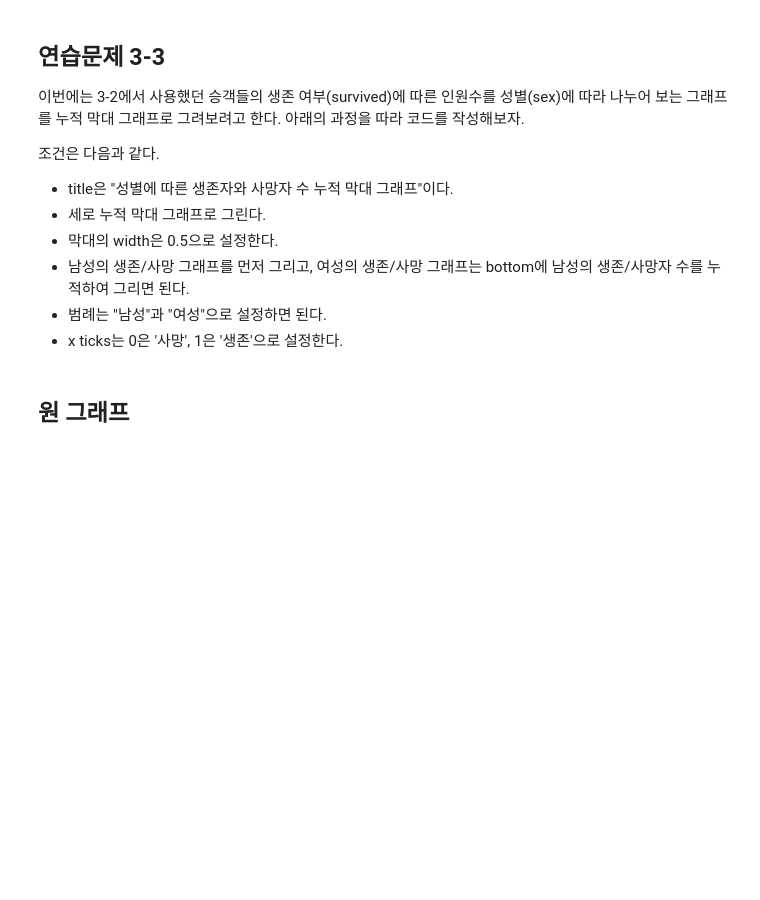
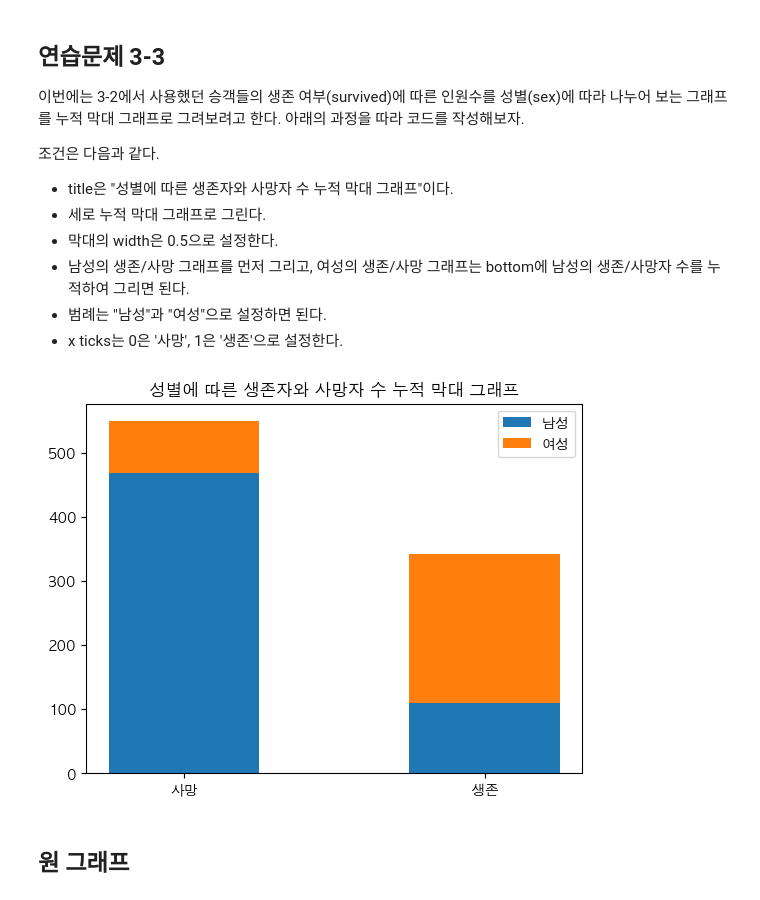
Before and after one commit to Meonu/AI-Bigdata-Study, a Jupyter notebook: practice/3. data_visualization_1.ipynb, the cells around one changed output. Drawn from its saved outputs; the diff is of its cells as text; code cells hidden in the pictures; blank space fills up the shorter version.

```diff
--- a/practice/3. data_visualization_1.ipynb
+++ b/practice/3. data_visualization_1.ipynb
@@ -879,17 +887,19 @@ plt.show();
 # %%
 gap = 0.5 # 막대의 width
 
 ## type your code ##
-plt.title(# type #) # title 설정
+plt.title("성별에 따른 생존자와 사망자 수 누적 막대 그래프")# type #) # title 설정
 
-male_bar = plt.bar(# type #) # 남성의 생존/사망 그래프 그리기
-female_bar = plt.bar(# type #) # 여성의 생존/사망 그래프 그리기 (누적으로!)
+male_bar = plt.bar(x,male_cnt, width=gap)# type #) # 남성의 생존/사망 그래프 그리기
+female_bar = plt.bar(x,female_cnt,bottom=male_cnt,width=gap)# type #) # 여성의 생존/사망 그래프 그리기 (누적으로!)
 
-plt.legend(# type #) # 범례 설정
+plt.legend([male_bar,female_bar],['남성','여성'])# type #) # 범례 설정
 
-plt.xticks(# type #) # x ticks 설정
+plt.xticks([0,1],['사망','생존'])# type #) # x ticks 설정
 
 plt.show();
+# %% [output]
+[figure, added]
 # %% [markdown]
 ## 원 그래프
 # %% [markdown]
```
Also changed, not shown: parts of 4 cells of this notebook.
